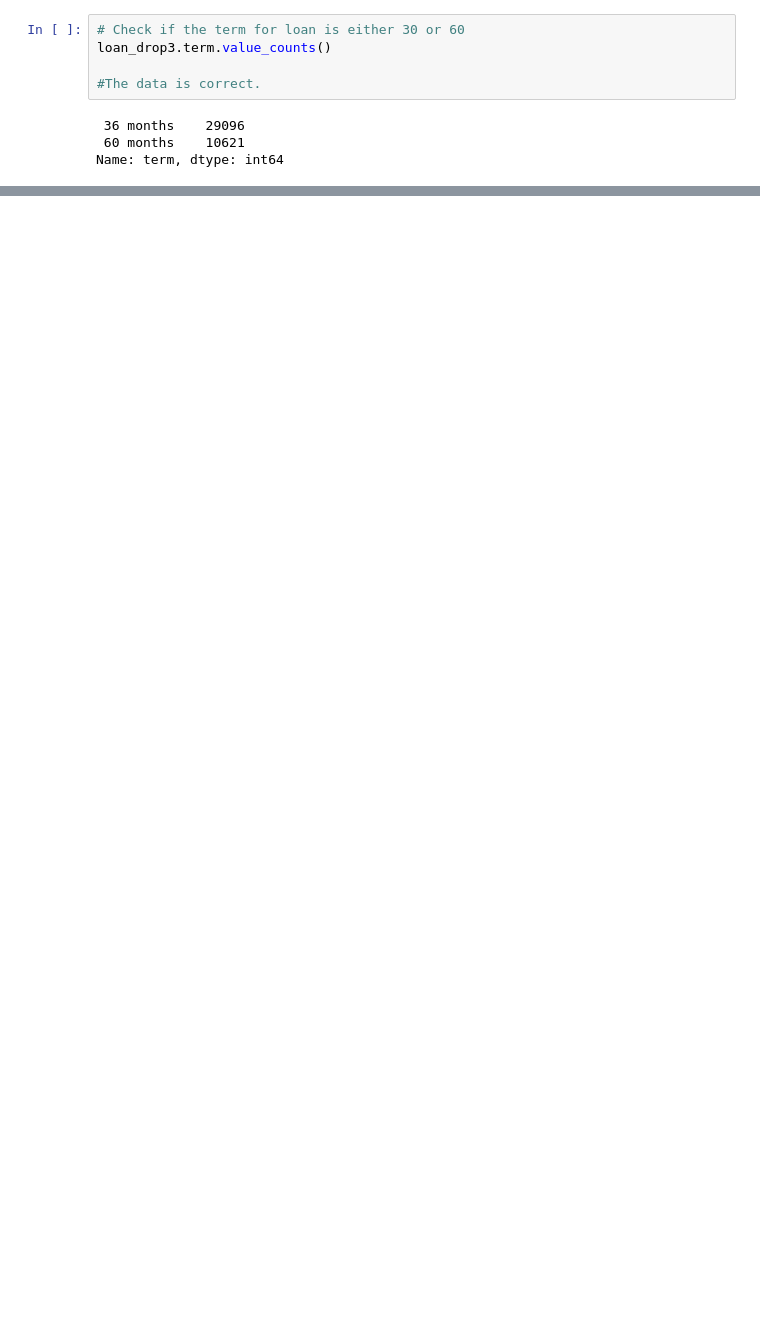
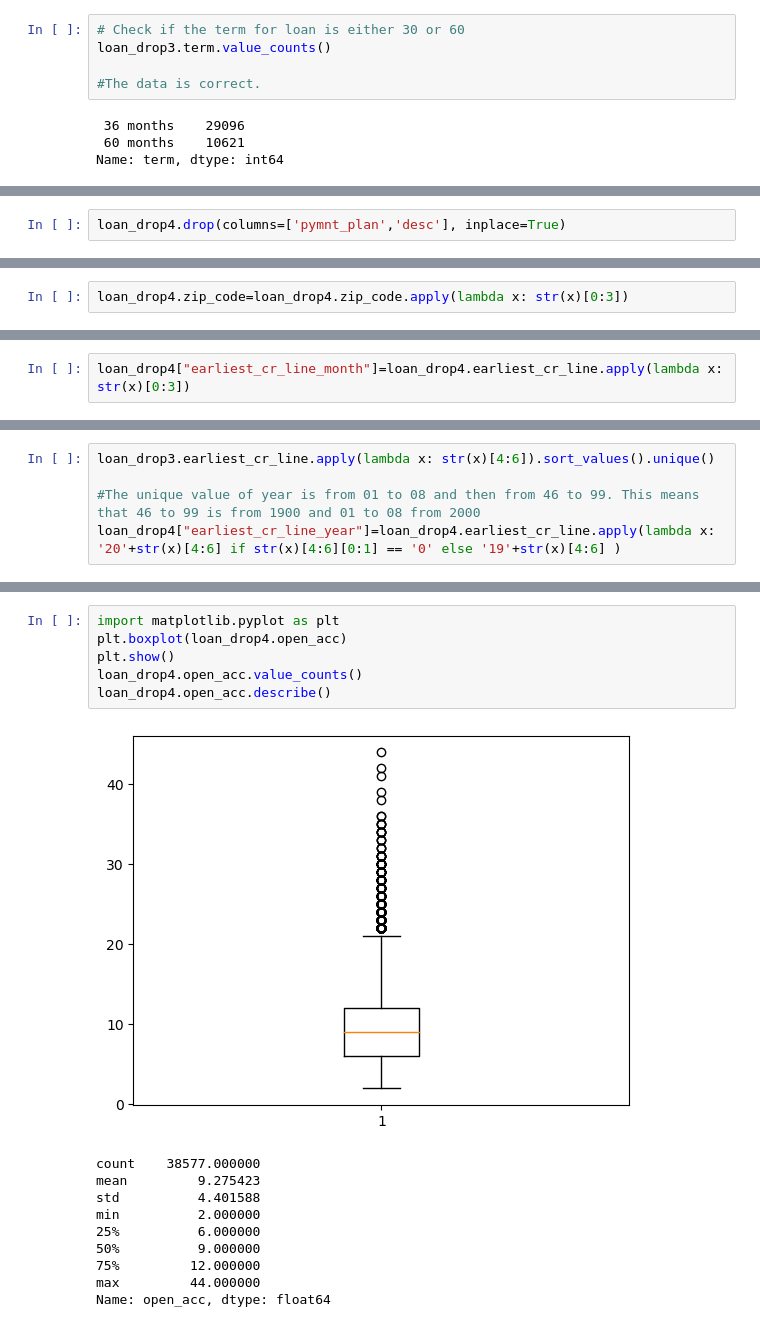
Before and after one commit to udayrangta89/LendingClubCaseStudy, a Jupyter notebook: UdayRangta.ipynb, the cells around one changed output, grey strips where cells are left out. Cells and saved outputs as stored; diff of their text form; blank space fills up the shorter version.

```diff
--- a/UdayRangta.ipynb
+++ b/UdayRangta.ipynb
@@ -275,0 +412,2 @@ loan_drop3["int_rate_without%"]=loan_drop3[loan_drop3.]
+# %%
+loan_drop4.drop(columns=['pymnt_plan','desc'], inplace=True)
@@ -275,0 +419,2 @@ loan_drop3["int_rate_without%"]=loan_drop3[loan_drop3.]
+# %%
+loan_drop4.zip_code=loan_drop4.zip_code.apply(lambda x: str(x)[0:3])
@@ -275,0 +427,2 @@ loan_drop3["int_rate_without%"]=loan_drop3[loan_drop3.]
+# %%
+loan_drop4["earliest_cr_line_month"]=loan_drop4.earliest_cr_line.apply(lambda x: str(x)[0:3])
@@ -275,0 +435,5 @@ loan_drop3["int_rate_without%"]=loan_drop3[loan_drop3.]
+# %%
+loan_drop3.earliest_cr_line.apply(lambda x: str(x)[4:6]).sort_values().unique()
+
+#The unique value of year is from 01 to 08 and then from 46 to 99. This means that 46 to 99 is from 1900 and 01 to 08 from 2000
+loan_drop4["earliest_cr_line_year"]=loan_drop4.earliest_cr_line.apply(lambda x: '20'+str(x)[4:6] if str(x)[4:6][0:1] == '0' else '19'+str(x)[4:6] )
@@ -275,0 +471,17 @@ loan_drop3["int_rate_without%"]=loan_drop3[loan_drop3.]
+# %%
+import matplotlib.pyplot as plt
+plt.boxplot(loan_drop4.open_acc)
+plt.show()
+loan_drop4.open_acc.value_counts()
+loan_drop4.open_acc.describe()
+# %% [output]
+[figure, added]
+count    38577.000000
+mean         9.275423
+std          4.401588
+min          2.000000
+25%          6.000000
+50%          9.000000
+75%         12.000000
+max         44.000000
+Name: open_acc, dtype: float64
```
Also changed, not shown: parts of 19 cells of this notebook.
